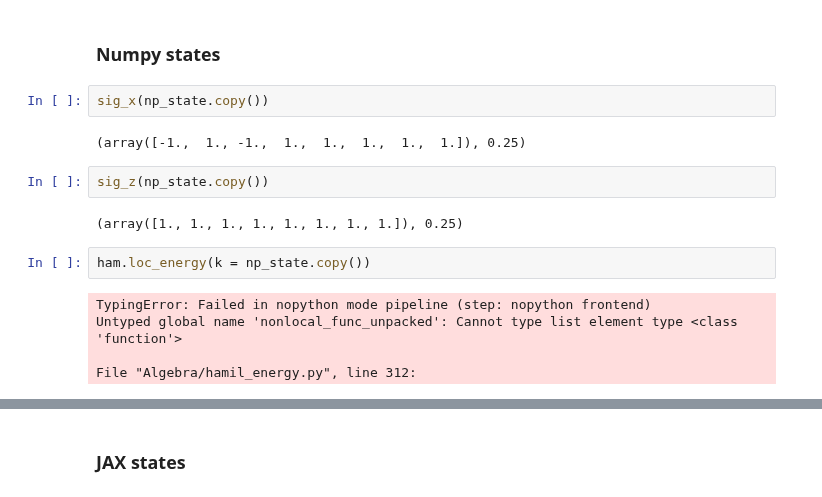
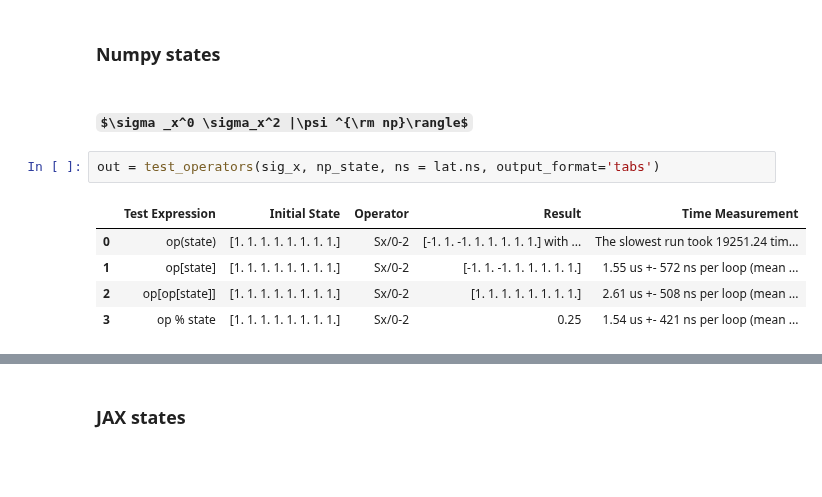
Before and after one commit to makskliczkowski/QuantumEigenSolver, a Jupyter notebook: Python/QES/tests.ipynb, the cells around one changed output, grey strips where cells are left out. Cells and saved outputs as stored; diff of their text form; some formulas as TeX source; blank space fills up the shorter version.

```diff
--- a/Python/QES/tests.ipynb
+++ b/Python/QES/tests.ipynb
@@ -480,17 +565,12 @@ The slowest run took 14.72 times longer than the fastest. This could mean that a
 # %% [markdown]
 ### Numpy states
-# %%
-sig_x(np_state.copy())
-# %% [output]
-(array([-1.,  1., -1.,  1.,  1.,  1.,  1.,  1.]), 0.25)
-# %%
-sig_z(np_state.copy())
-# %% [output]
-(array([1., 1., 1., 1., 1., 1., 1., 1.]), 0.25)
-# %%
-ham.loc_energy(k = np_state.copy())
-# %% [output]
-TypingError: Failed in nopython mode pipeline (step: nopython frontend)
-Untyped global name 'nonlocal_func_unpacked': Cannot type list element type <class 'function'>
-
-File "Algebra/hamil_energy.py", line 312:
+# %% [markdown]
+##### $\sigma _x^0 \sigma_x^2 |\psi ^{\rm np}\rangle$
+# %%
+out = test_operators(sig_x, np_state, ns = lat.ns, output_format='tabs')
+# %% [output]
+|  | Test Expression | Initial State | Operator | Result | Time Measurement |
+| 0 | op(state) | [1. 1. 1. 1. 1. 1. 1. 1.] | Sx/0-2 | [-1. 1. -1. 1. 1. 1. 1. 1.] with ... | The slowest run took 19251.24 tim... |
+| 1 | op[state] | [1. 1. 1. 1. 1. 1. 1. 1.] | Sx/0-2 | [-1. 1. -1. 1. 1. 1. 1. 1.] | 1.55 us +- 572 ns per loop (mean ... |
+| 2 | op[op[state]] | [1. 1. 1. 1. 1. 1. 1. 1.] | Sx/0-2 | [1. 1. 1. 1. 1. 1. 1. 1.] | 2.61 us +- 508 ns per loop (mean ... |
+| 3 | op % state | [1. 1. 1. 1. 1. 1. 1. 1.] | Sx/0-2 | 0.25 | 1.54 us +- 421 ns per loop (mean ... |
```
Also changed, not shown: parts of 34 cells of this notebook, 5 other files.
